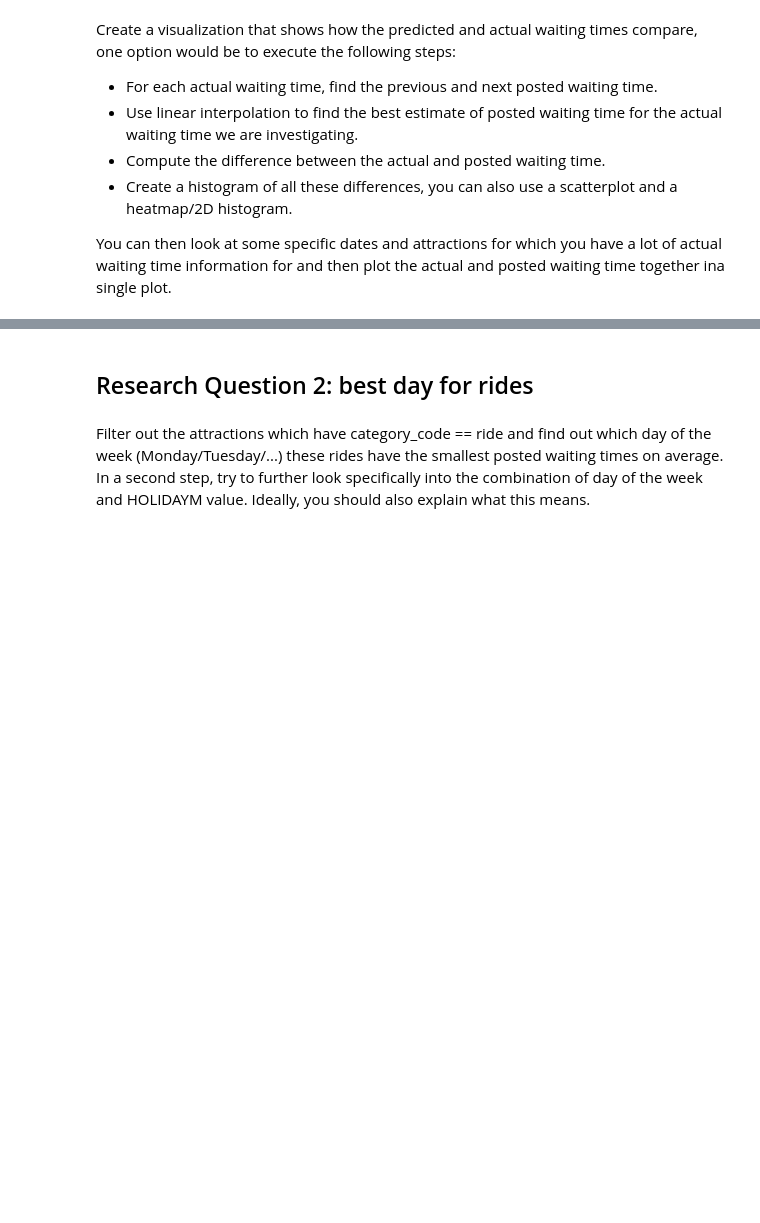
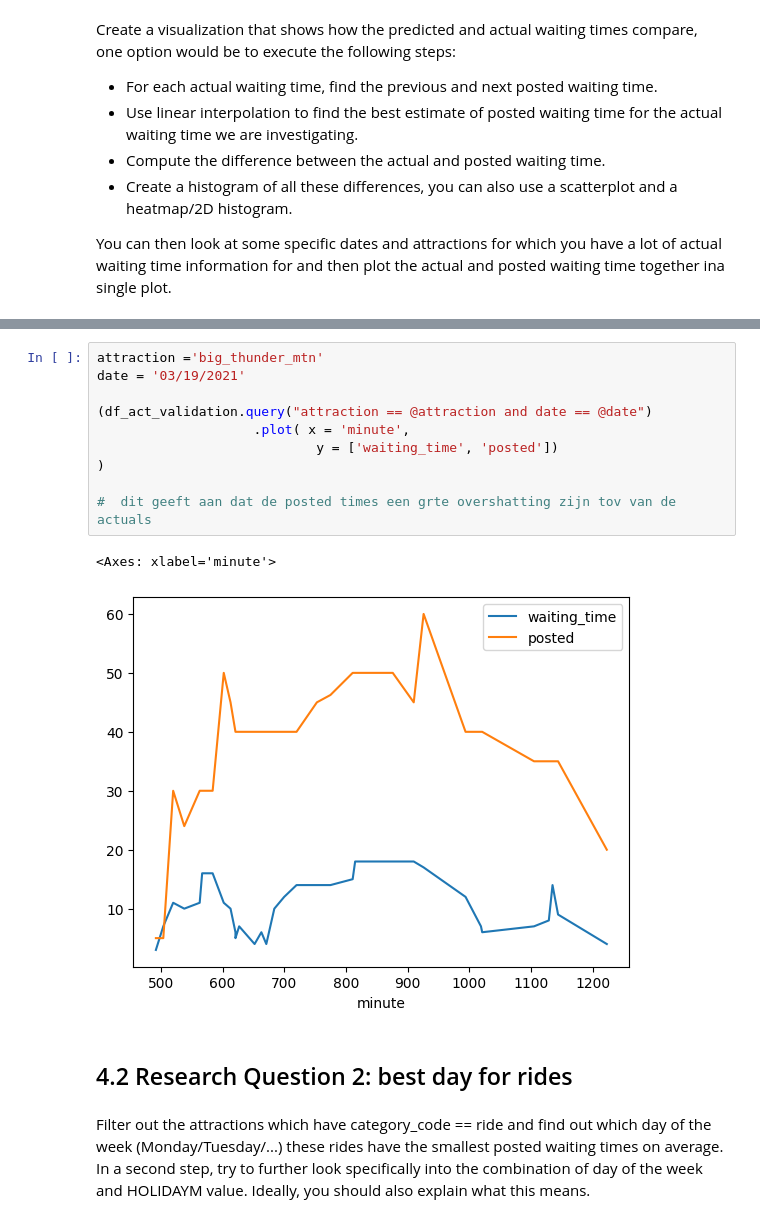
Before and after one commit to timsideanotmine/dummy-examen, a Jupyter notebook: notebooks/oefen-examen.ipynb, the cells around one changed output, grey strips where cells are left out. Cells and saved outputs as stored; diff of their text form; blank space fills up the shorter version.

```diff
--- a/notebooks/oefen-examen.ipynb
+++ b/notebooks/oefen-examen.ipynb
@@ -628,5 +881,18 @@ information for and then plot the actual and posted waiting time together ina si
+# %%
+attraction ='big_thunder_mtn'
+date = '03/19/2021'
+
+(df_act_validation.query("attraction == @attraction and date == @date")
+                    .plot( x = 'minute',
+                            y = ['waiting_time', 'posted'])
+)
+
+#  dit geeft aan dat de posted times een grte overshatting zijn tov van de actuals
+# %% [output]
+<Axes: xlabel='minute'>
+[figure, added]
 # %% [markdown]
-## Research Question 2: best day for rides
+## 4.2 Research Question 2: best day for rides
 # %% [markdown]
 Filter out the attractions which have category_code == ride and find out which day of the week
 (Monday/Tuesday/...) these rides have the smallest posted waiting times on average. In a second step, try to
```
Also changed, not shown: parts of 29 cells of this notebook.
